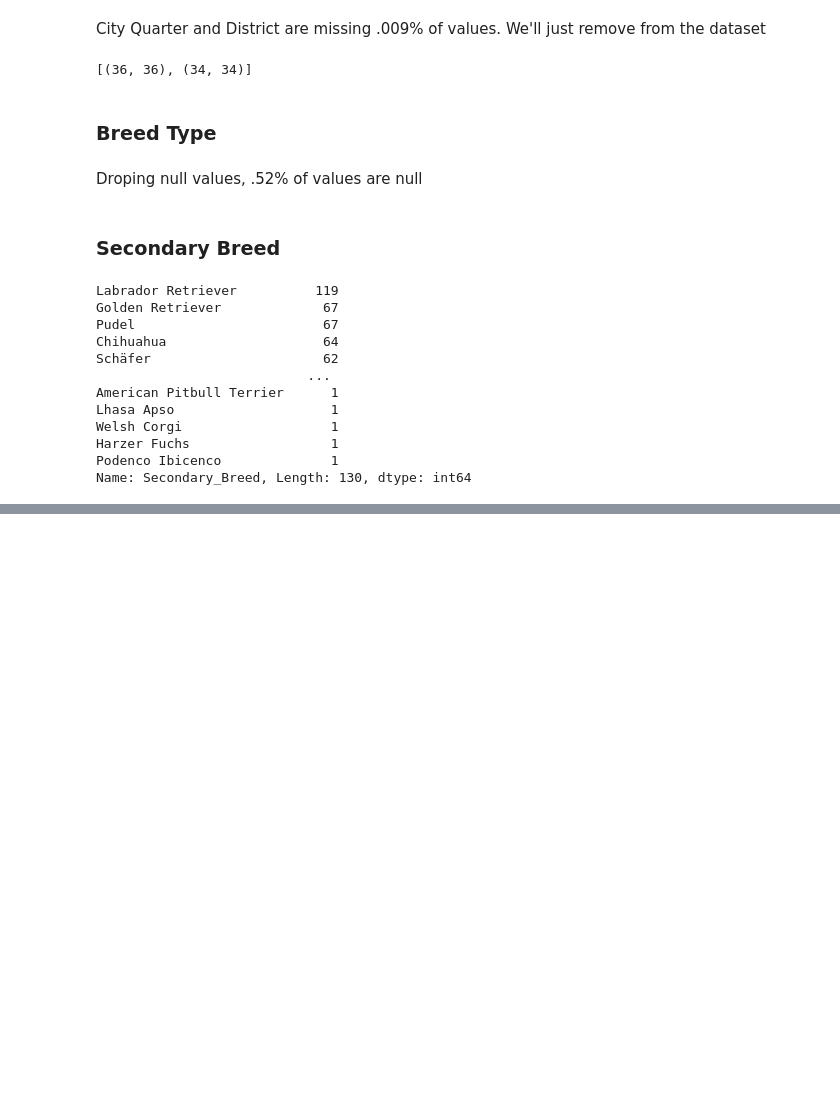
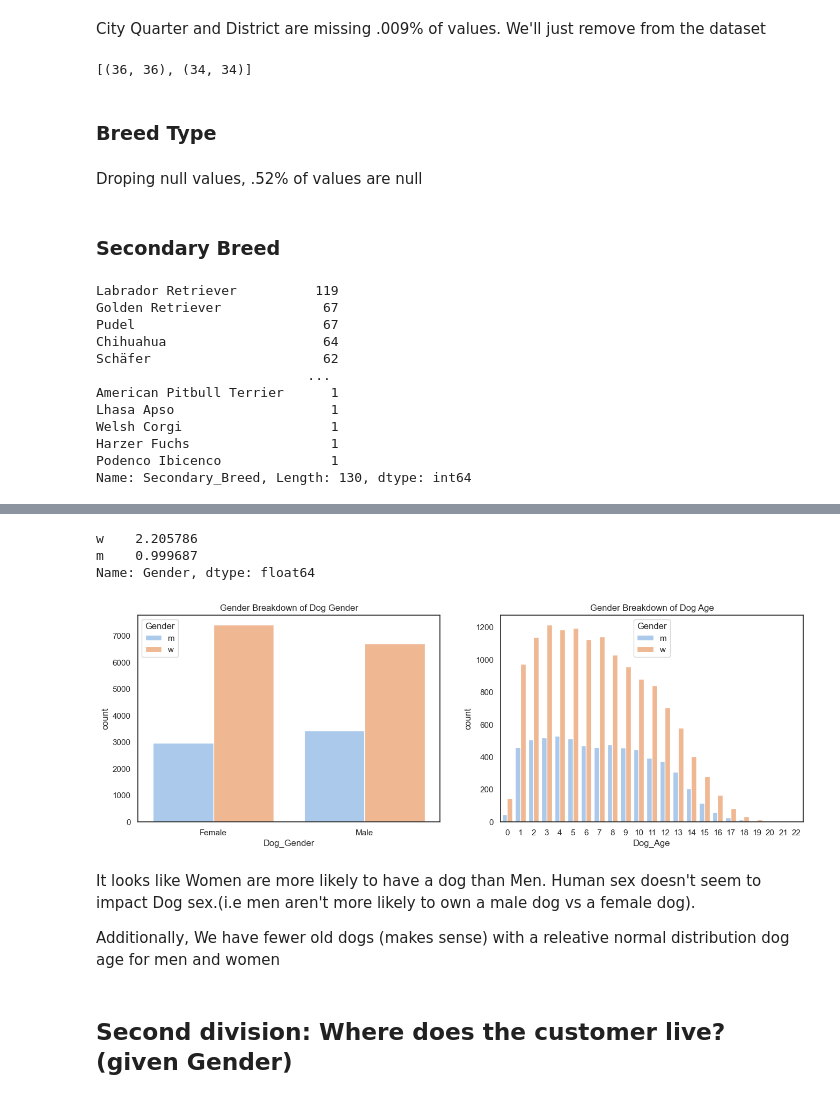
Before and after one commit to mgargiulo07/Springboard-Data-Science-Course, a Jupyter notebook: Data_Storytelling/Dogs of Zurich.ipynb, the cells around one changed output, grey strips where cells are left out. Drawn from its saved outputs; the diff is of its cells as text; code cells hidden in the pictures; blank space fills up the shorter version.

```diff
--- a/Data_Storytelling/Dogs of Zurich.ipynb
+++ b/Data_Storytelling/Dogs of Zurich.ipynb
@@ -248,0 +362,25 @@ df.Age = df.Age.astype('category')
+# %%
+df.Gender.value_counts() / 6395
+# %% [output]
+w    2.205786
+m    0.999687
+Name: Gender, dtype: float64
+# %%
+#gender and dog gender
+plt.clf
+fig, axs = plt.subplots(ncols=2, figsize=(16, 5))
+
+
+sns.countplot(data = df, x='Dog_Gender',hue='Gender', palette='pastel', ax=axs[0])
+axs[0].set_title('Gender Breakdown of Dog Gender')
+
+_=sns.countplot(data = df, x='Dog_Age',hue='Gender', palette='pastel', ax=axs[1])
+_=axs[1].set_title('Gender Breakdown of Dog Age')
+# %% [output]
+[figure, added]
+# %% [markdown]
+It looks like Women are more likely to have a dog than Men. Human sex doesn't seem to impact Dog sex.(i.e men aren't more likely to own a male dog vs a female dog).
+
+Additionally, We have fewer old dogs (makes sense) with a releative normal distribution dog age for men and women
+# %% [markdown]
+## Second division: Where does the customer live? (given Gender)
```
Also changed, not shown: parts of 53 cells of this notebook, 2 other files.
